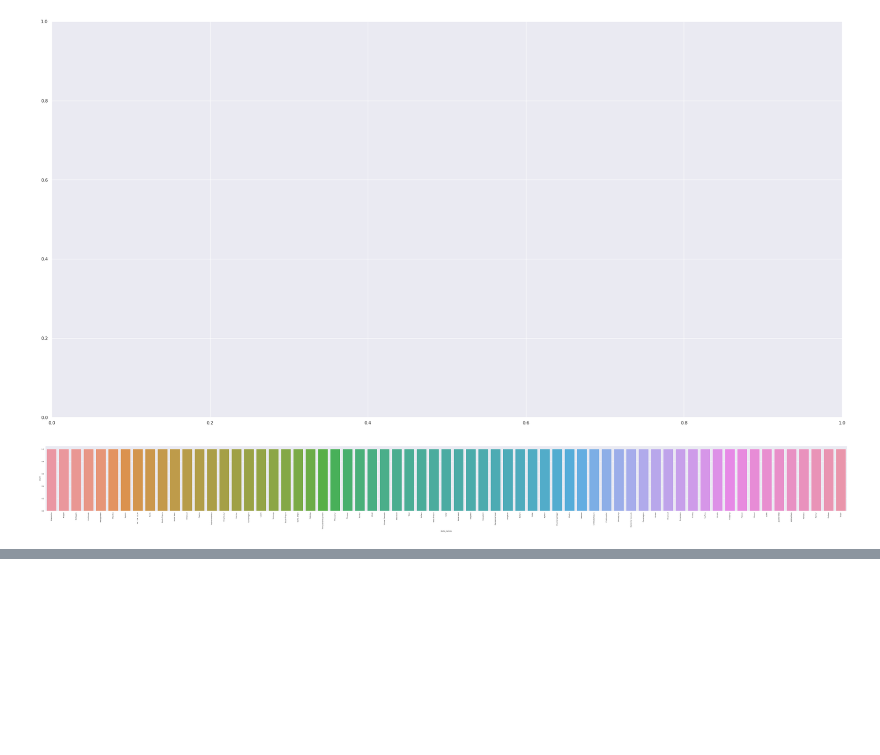
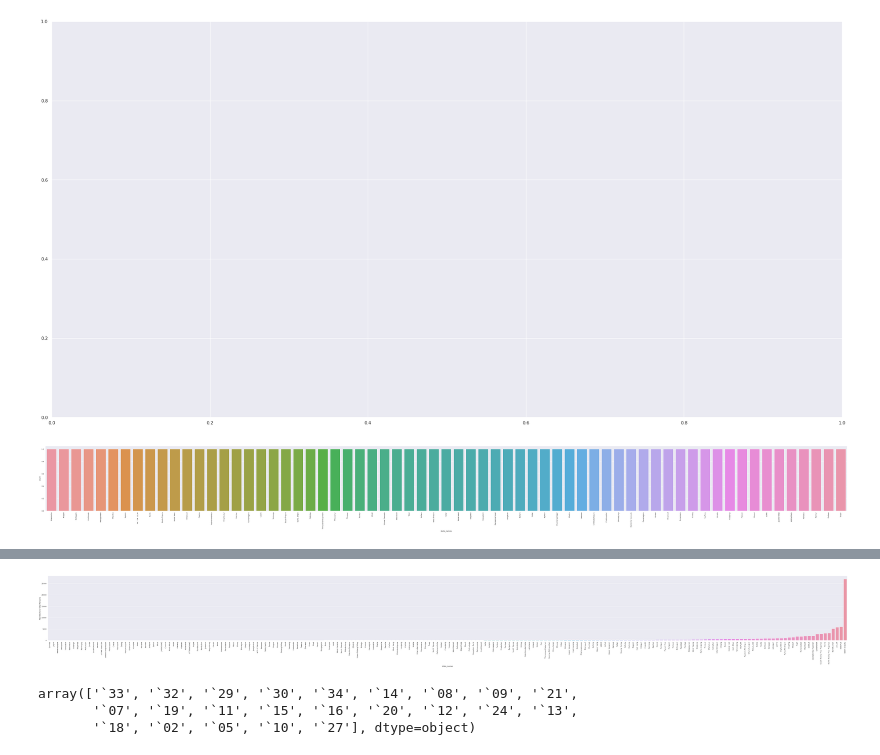
Before and after one commit to n3rdankit/Data-Science-and-Machine-Learning, a Jupyter notebook: Industrial_Human_Resource_Geo_Visualization.ipynb, the cells around one changed output, grey strips where cells are left out. Saved outputs shown, nothing was run; the diff lists cells and outputs as text; code cells hidden in the pictures; blank space fills up the shorter version.

```diff
--- a/Industrial_Human_Resource_Geo_Visualization.ipynb
+++ b/Industrial_Human_Resource_Geo_Visualization.ipynb
@@ -652,0 +669,3 @@ ax.tick_params(axis='x',rotation=90)
+# %%
+data_rice.columns = data_rice.columns.str.replace(' ', '')
+data_rice
@@ -652,0 +686,3 @@ ax.tick_params(axis='x',rotation=90)
+# %%
+data_riceState=data_rice.groupby(['state_names'])['MainWorkers-Total-Persons'].sum()
+data_riceState
@@ -652,0 +703,4 @@ ax.tick_params(axis='x',rotation=90)
+# %%
+rice_sum=data_riceState.to_frame()
+rice_sum.rename(columns={"state_names":"sum"},inplace=True)
+rice_sum
@@ -652,0 +722,3 @@ ax.tick_params(axis='x',rotation=90)
+# %%
+sorted_rice=rice_sum.sort_values(by="MainWorkers-Total-Persons").reset_index()
+sorted_rice
@@ -652,0 +739,11 @@ ax.tick_params(axis='x',rotation=90)
+# %%
+ax=sn.barplot(data=sorted_rice,x="state_names",y="MainWorkers-Total-Persons")
+ax.tick_params(axis='x',rotation=90)
+# %% [output]
+[figure, added]
+# %%
+FinalDf['State Code'].unique()
+# %% [output]
+array(['`33', '`32', '`29', '`30', '`34', '`14', '`08', '`09', '`21',
+       '`07', '`19', '`11', '`15', '`16', '`20', '`12', '`24', '`13',
+       '`18', '`02', '`05', '`10', '`27'], dtype=object)
```
Also changed, not shown: parts of 7 cells of this notebook.
